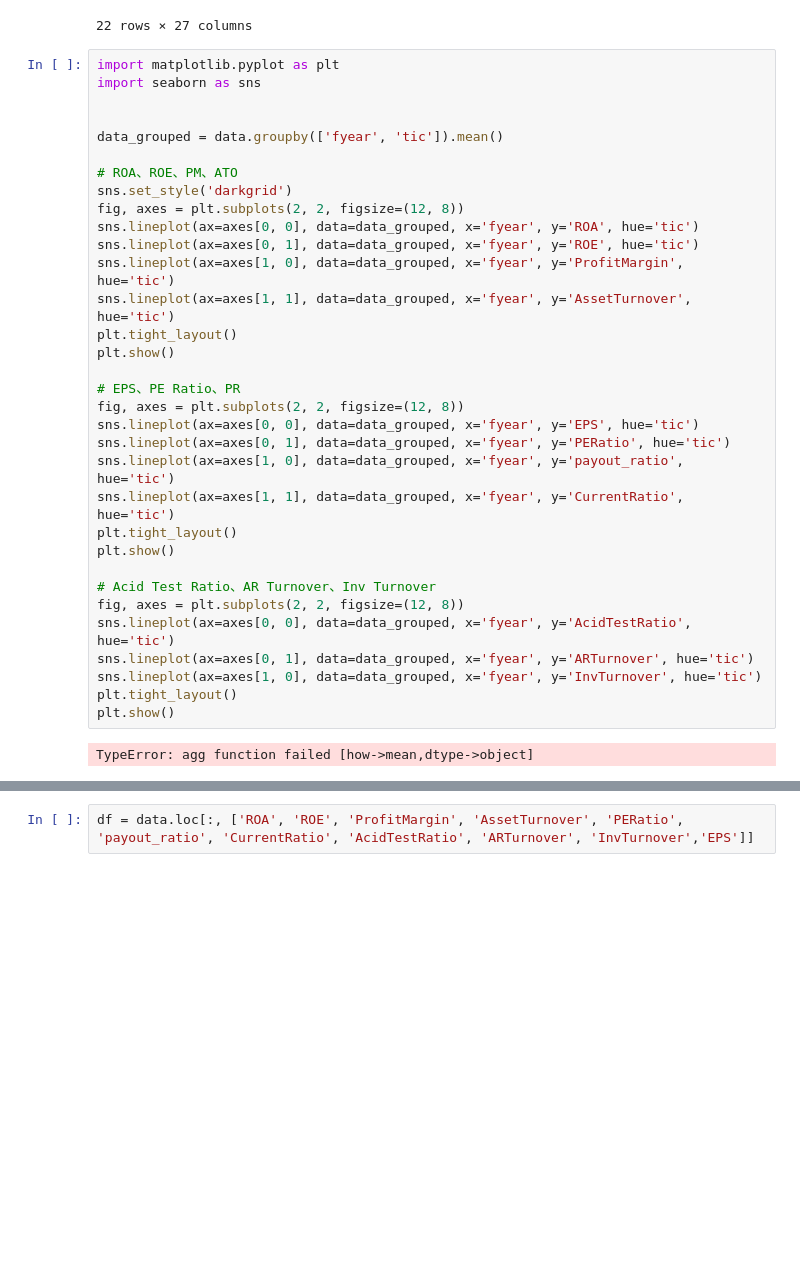
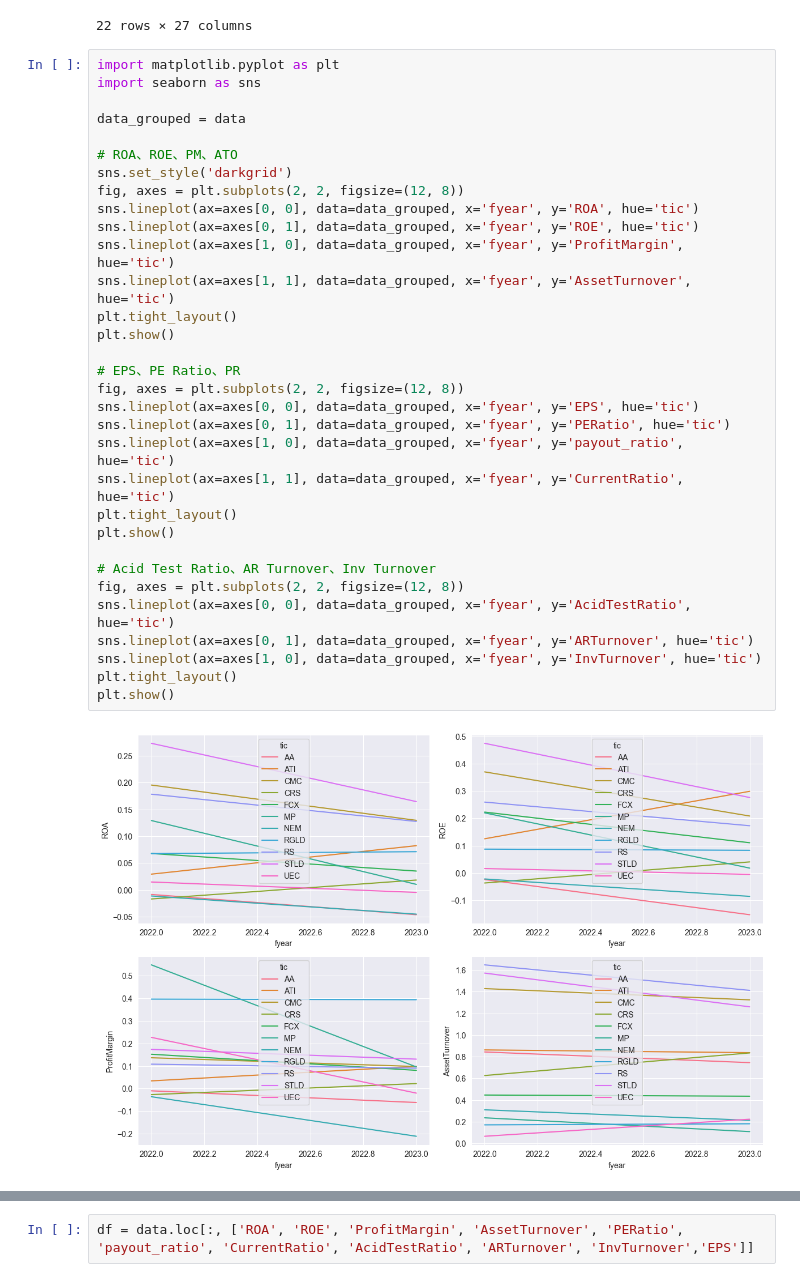
Before and after one commit to LeonardLehman/Accounting-and-control-2024, a Jupyter notebook: FA_ratios.ipynb, the cells around one changed output, grey strips where cells are left out. Cells and saved outputs as stored; diff of their text form; blank space fills up the shorter version.

Commit message:
fixed code and added data form 2013

```diff
--- a/FA_ratios.ipynb
+++ b/FA_ratios.ipynb
@@ -107,34 +129,33 @@ data
 import matplotlib.pyplot as plt
 import seaborn as sns
 
-
-data_grouped = data.groupby(['fyear', 'tic']).mean()
+data_grouped = data
 
 # ROA、ROE、PM、ATO
 sns.set_style('darkgrid')
 fig, axes = plt.subplots(2, 2, figsize=(12, 8))
 sns.lineplot(ax=axes[0, 0], data=data_grouped, x='fyear', y='ROA', hue='tic')
 sns.lineplot(ax=axes[0, 1], data=data_grouped, x='fyear', y='ROE', hue='tic')
 sns.lineplot(ax=axes[1, 0], data=data_grouped, x='fyear', y='ProfitMargin', hue='tic')
 sns.lineplot(ax=axes[1, 1], data=data_grouped, x='fyear', y='AssetTurnover', hue='tic')
 plt.tight_layout()
 plt.show()
 
 # EPS、PE Ratio、PR
 fig, axes = plt.subplots(2, 2, figsize=(12, 8))
 sns.lineplot(ax=axes[0, 0], data=data_grouped, x='fyear', y='EPS', hue='tic')
 sns.lineplot(ax=axes[0, 1], data=data_grouped, x='fyear', y='PERatio', hue='tic')
 sns.lineplot(ax=axes[1, 0], data=data_grouped, x='fyear', y='payout_ratio', hue='tic')
 sns.lineplot(ax=axes[1, 1], data=data_grouped, x='fyear', y='CurrentRatio', hue='tic')
 plt.tight_layout()
 plt.show()
 
 # Acid Test Ratio、AR Turnover、Inv Turnover
 fig, axes = plt.subplots(2, 2, figsize=(12, 8))
 sns.lineplot(ax=axes[0, 0], data=data_grouped, x='fyear', y='AcidTestRatio', hue='tic')
 sns.lineplot(ax=axes[0, 1], data=data_grouped, x='fyear', y='ARTurnover', hue='tic')
 sns.lineplot(ax=axes[1, 0], data=data_grouped, x='fyear', y='InvTurnover', hue='tic')
 plt.tight_layout()
 plt.show()
 # %% [output]
-TypeError: agg function failed [how->mean,dtype->object]
+[figure, added]
```
Also changed, not shown: parts of 5 cells of this notebook.
